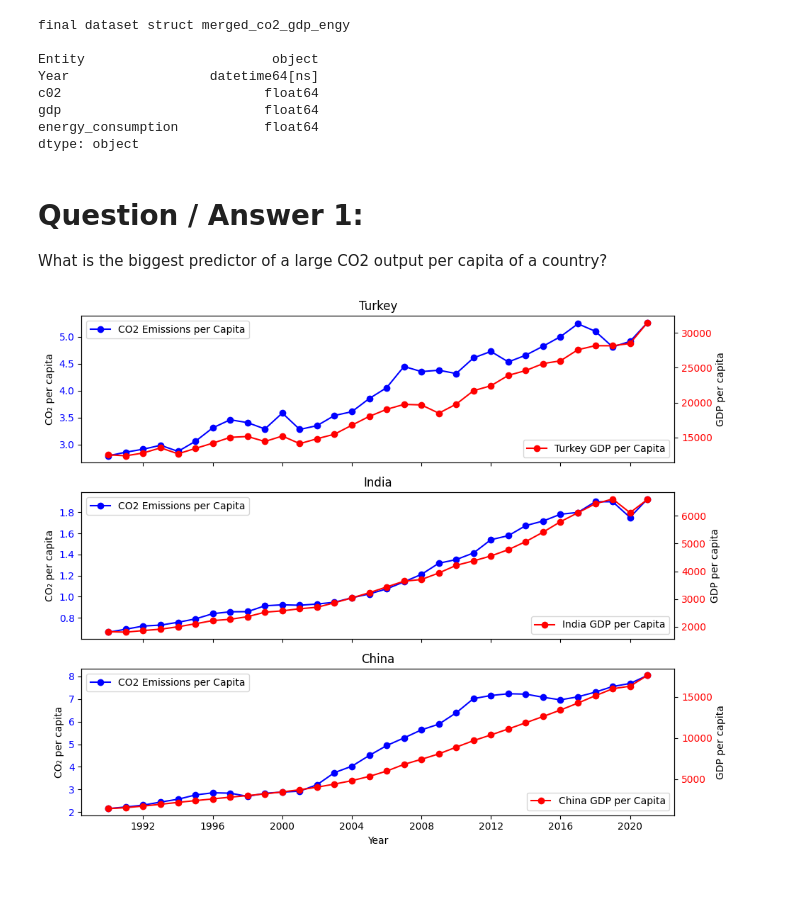
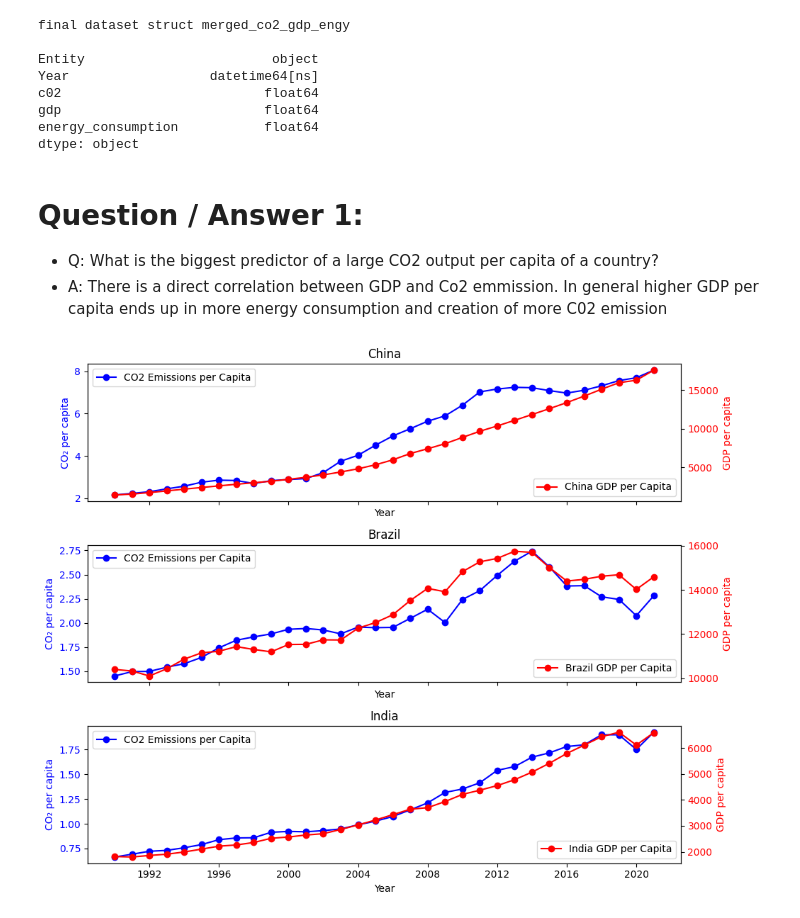
Before and after one commit to ayuksekdag/winacademy_python_dna, a Jupyter notebook: final_assignment/final_co2Project.ipynb, the cells around one changed output. Drawn from its saved outputs; the diff is of its cells as text; code cells hidden in the pictures; blank space fills up the shorter version.

```diff
--- a/final_assignment/final_co2Project.ipynb
+++ b/final_assignment/final_co2Project.ipynb
@@ -91,38 +91,45 @@ energy_consumption           float64
 dtype: object
 # %% [markdown]
 # Question / Answer 1:
-What is the biggest predictor of a large CO2 output per capita of a country?
+- Q: What is the biggest predictor of a large CO2 output per capita of a country?
+- A: There is a direct correlation between GDP and Co2 emmission. In general higher GDP per capita ends up in more energy consumption and creation of more C02 emission
 # %%
-countries_to_plot = {"India", "Turkey", "China"}
+#take 3 countries to examine
+# 3 Bricks: China & India and Brazil
+countries_to_plot = {"China", "India", "Brazil"}
 
 # Create subplots
 fig, ax = plt.subplots(len(countries_to_plot), 1, figsize=(10, 8), sharex=True)
 
+c02_color='blue'
+gdp_color='red'
 
 for i, country in enumerate(countries_to_plot):
 
   df = merged_co2_gdp_engy[merged_co2_gdp_engy["Entity"] == country]
 
-  # Plot the first dataset c02  on the left y-axis
+  # Plot the first measure c02  on the left y-axis
+  # x-axis is year (shared)
   ax[i].set_title(f"{country}")
   ax[i].plot(df["Year"], df["c02"], label="CO2 Emissions per Capita", marker='o', color="blue")
 
-  ax[i].set_ylabel('CO₂ per capita', color="black")
-  ax[i].tick_params(axis='y', labelcolor="blue")
+  ax[i].set_ylabel('CO₂ per capita', color=c02_color)
+  ax[i].tick_params(axis='y', labelcolor=c02_color)
+  ax[i].set_xlabel("Year")
   ax[i].legend()
 
-  # Create a second gdp y-axis on the right with a shared x-axis
+  # Create a second y-axis for measure gdp on the right side
+  # with a shared x-axis using year
   ax2 = ax[i].twinx()
 
   # Plot the second dataset on the right y-axis
   ax2.plot(df["Year"], df["gdp"], label=f"{country} GDP per Capita", marker='o', color="red")
-  ax2.set_ylabel('GDP per capita', color="black")
-  ax2.tick_params(axis='y', labelcolor="red")
+  ax2.set_ylabel('GDP per capita', color=gdp_color)
+  ax2.tick_params(axis='y', labelcolor=gdp_color)
   ax2.legend(loc='lower right')
 
-# # Set common x-axis label
-ax[-1].set_xlabel("Year")
+#plot it
 plt.tight_layout()
 plt.show()
 # %% [output]
-[figure, old version]
+[figure, new version]
```
Also changed, not shown: parts of 5 cells of this notebook.
